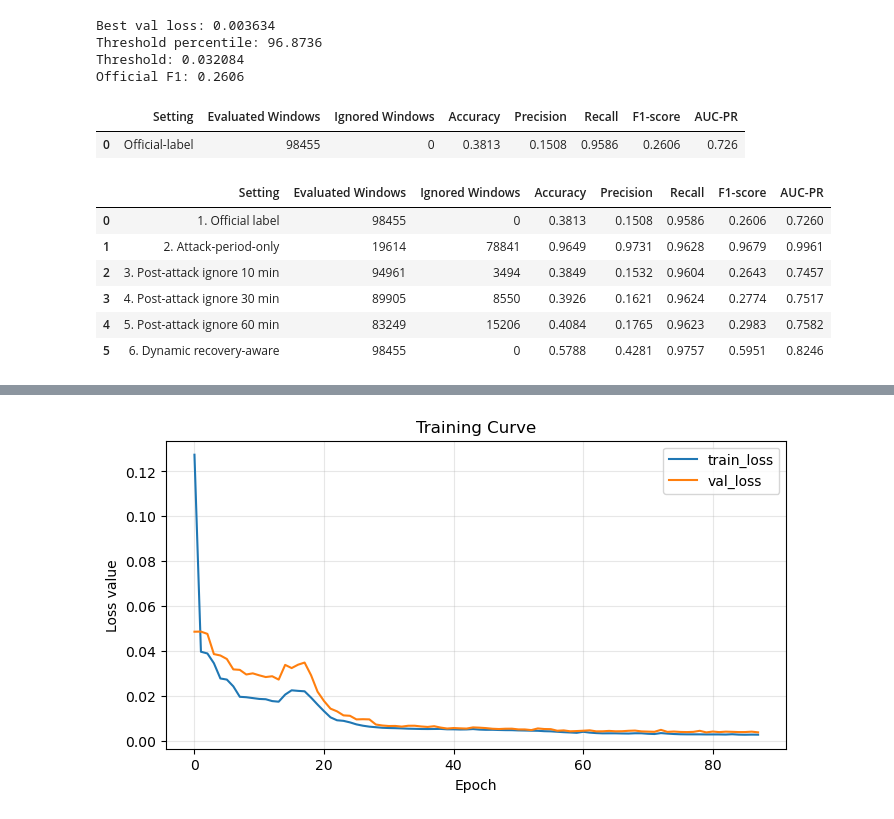
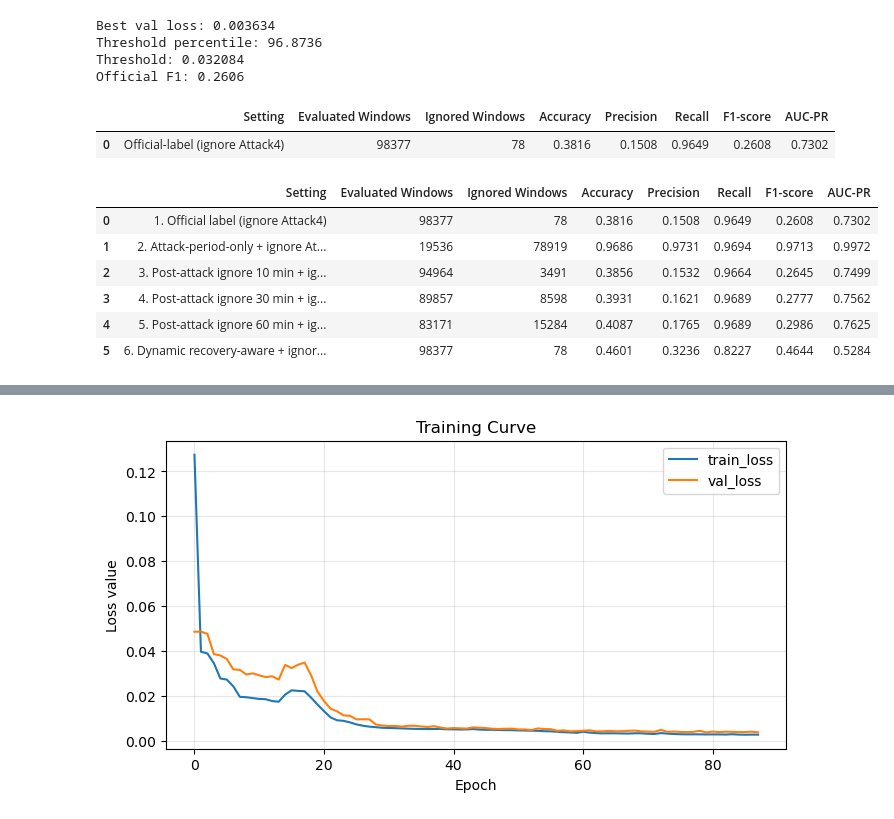
Before and after one commit to Ellie0377/TACC, a Jupyter notebook: LSTMAE_with_Rule.ipynb, the cells around one changed output, grey strips where cells are left out. Cells and saved outputs as stored; diff of their text form; code cells hidden in the pictures.

```diff
--- a/LSTMAE_with_Rulel.ipynb
+++ b/LSTMAE_with_Rule.ipynb
@@ -300,12 +305,26 @@ Threshold percentile: 96.8736
 Threshold: 0.032084
 Official F1: 0.2606
 # %%
+def build_ignore_mask(eval_df, ignore_col=None):
+
+    if ignore_col is None:
+        return np.ones(len(eval_df), dtype=bool)
+
+    if isinstance(ignore_col, str):
+        ignore_cols = [ignore_col]
+    else:
+        ignore_cols = list(ignore_col)
+
+    ignored = np.zeros(len(eval_df), dtype=bool)
+    for col in ignore_cols:
+        ignored |= eval_df[col].to_numpy(dtype=int) == 1
+
+    return ~ignored
+
+
 def compute_point_metrics(eval_df, label_col="label", pred_col="y_pred", ignore_col=None):
 
-    if ignore_col is None:
-        mask = np.ones(len(eval_df), dtype=bool)
-    else:
-        mask = eval_df[ignore_col].to_numpy(dtype=int) == 0
+    mask = build_ignore_mask(eval_df, ignore_col=ignore_col)
 
     y_true = eval_df.loc[mask, label_col].to_numpy(dtype=np.int64)
     y_pred = eval_df.loc[mask, pred_col].to_numpy(dtype=np.int64)
@@ -335,59 +354,59 @@ def format_metric_df(rows):
     return df
 
 
-# Table1：Official-label evaluation
+# Table1：Official-label evaluation（ignore Attack4）
 table1 = format_metric_df([
     {
-        "Setting": "Official-label",
-        **compute_point_metrics(evaluation_df, label_col="label", pred_col="y_pred", ignore_col=None)
+        "Setting": "Official-label (ignore Attack4)",
+        **compute_point_metrics(evaluation_df, label_col="label", pred_col="y_pred", ignore_col="ignore_attack4")
     }
 ])
 
 display(table1)
-table1.to_csv("./results/table1_official_label_evaluation.csv", index=False)
+table1.to_csv("./results/table1_official_label_evaluation_ignore_attack4.csv", index=False)
 
 
-## Table2：Delay-aware / recovery-aware evaluation
+## Table2：Delay-aware / recovery-aware evaluation（ignore Attack4）
 table2_rows = [
     {
-        "Setting": "1. Official label",
-        **compute_point_metrics(evaluation_df, label_col="label", pred_col="y_pred", ignore_col=None)
+        "Setting": "1. Official label (ignore Attack4)",
+        **compute_point_metrics(evaluation_df, label_col="label", pred_col="y_pred", ignore_col="ignore_attack4")
     },
     {
-        "Setting": "2. Attack-period-only",
-        **compute_point_metrics(evaluation_df, label_col="label", pred_col="y_pred", ignore_col="ignore_attack_period_only")
+        "Setting": "2. Attack-period-only + ignore Attack4",
+        **compute_point_metrics(evaluation_df, label_col="label", pred_col="y_pred", ignore_col=["ignore_attack4", "ignore_attack_period_only"])
     },
     {
-        "Setting": "3. Post-attack ignore 10 min",
-        **compute_point_metrics(evaluation_df, label_col="label", pred_col="y_pred", ignore_col="ignore_buffer_10m")
+        "Setting": "3. Post-attack ignore 10 min + ignore Attack4",
+        **compute_point_metrics(evaluation_df, label_col="label", pred_col="y_pred", ignore_col=["ignore_attack4", "ignore_buffer_10m"])
     },
     {
-        "Setting": "4. Post-attack ignore 30 min",
-        **compute_point_metrics(evaluation_df, label_col="label", pred_col="y_pred", ignore_col="ignore_buffer_30m")
+        "Setting": "4. Post-attack ignore 30 min + ignore Attack4",
+        **compute_point_metrics(evaluation_df, label_col="label", pred_col="y_pred", ignore_col=["ignore_attack4", "ignore_buffer_30m"])
     },
     {
-        "Setting": "5. Post-attack ignore 60 min",
-        **compute_point_metrics(evaluation_df, label_col="label", pred_col="y_pred", ignore_col="ignore_buffer_60m")
+        "Setting": "5. Post-attack ignore 60 min + ignore Attack4",
+        **compute_point_metrics(evaluation_df, label_col="label", pred_col="y_pred", ignore_col=["ignore_attack4", "ignore_buffer_60m"])
     },
     {
-        "Setting": "6. Dynamic recovery-aware",
-        **compute_point_metrics(evaluation_df, label_col="label_dynamic", pred_col="y_pred", ignore_col=None)
+        "Setting": "6. Dynamic recovery-aware + ignore Attack4",
+        **compute_point_metrics(evaluation_df, label_col="label_dynamic", pred_col="y_pred", ignore_col="ignore_attack4")
     },
 ]
 
 table2 = format_metric_df(table2_rows)
 display(table2)
-# table2.to_csv(RESULT_DIR / "table2_delay_recovery_evaluation.csv", index=False)
+table2.to_csv("./results/table2_delay_recovery_evaluation_ignore_attack4.csv", index=False)
 # %% [output]
 |  | Setting | Evaluated Windows | Ignored Windows | Accuracy | Precision | Recall | F1-score | AUC-PR |
-| 0 | Official-label | 98455 | 0 | 0.3813 | 0.1508 | 0.9586 | 0.2606 | 0.726 |
+| 0 | Official-label (ignore Attack4) | 98377 | 78 | 0.3816 | 0.1508 | 0.9649 | 0.2608 | 0.7302 |
 |  | Setting | Evaluated Windows | Ignored Windows | Accuracy | Precision | Recall | F1-score | AUC-PR |
-| 0 | 1. Official label | 98455 | 0 | 0.3813 | 0.1508 | 0.9586 | 0.2606 | 0.7260 |
-| 1 | 2. Attack-period-only | 19614 | 78841 | 0.9649 | 0.9731 | 0.9628 | 0.9679 | 0.9961 |
-| 2 | 3. Post-attack ignore 10 min | 94961 | 3494 | 0.3849 | 0.1532 | 0.9604 | 0.2643 | 0.7457 |
-| 3 | 4. Post-attack ignore 30 min | 89905 | 8550 | 0.3926 | 0.1621 | 0.9624 | 0.2774 | 0.7517 |
-| 4 | 5. Post-attack ignore 60 min | 83249 | 15206 | 0.4084 | 0.1765 | 0.9623 | 0.2983 | 0.7582 |
-| 5 | 6. Dynamic recovery-aware | 98455 | 0 | 0.5788 | 0.4281 | 0.9757 | 0.5951 | 0.8246 |
+| 0 | 1. Official label (ignore Attack4) | 98377 | 78 | 0.3816 | 0.1508 | 0.9649 | 0.2608 | 0.7302 |
+| 1 | 2. Attack-period-only + ignore At... | 19536 | 78919 | 0.9686 | 0.9731 | 0.9694 | 0.9713 | 0.9972 |
+| 2 | 3. Post-attack ignore 10 min + ig... | 94964 | 3491 | 0.3856 | 0.1532 | 0.9664 | 0.2645 | 0.7499 |
+| 3 | 4. Post-attack ignore 30 min + ig... | 89857 | 8598 | 0.3931 | 0.1621 | 0.9689 | 0.2777 | 0.7562 |
+| 4 | 5. Post-attack ignore 60 min + ig... | 83171 | 15284 | 0.4087 | 0.1765 | 0.9689 | 0.2986 | 0.7625 |
+| 5 | 6. Dynamic recovery-aware + ignor... | 98377 | 78 | 0.4601 | 0.3236 | 0.8227 | 0.4644 | 0.5284 |
 # %%
 def find_first_consecutive_detection(times, preds, min_consecutive_windows=2):
 
```
Also changed, not shown: parts of 16 cells of this notebook, 23 other files.
